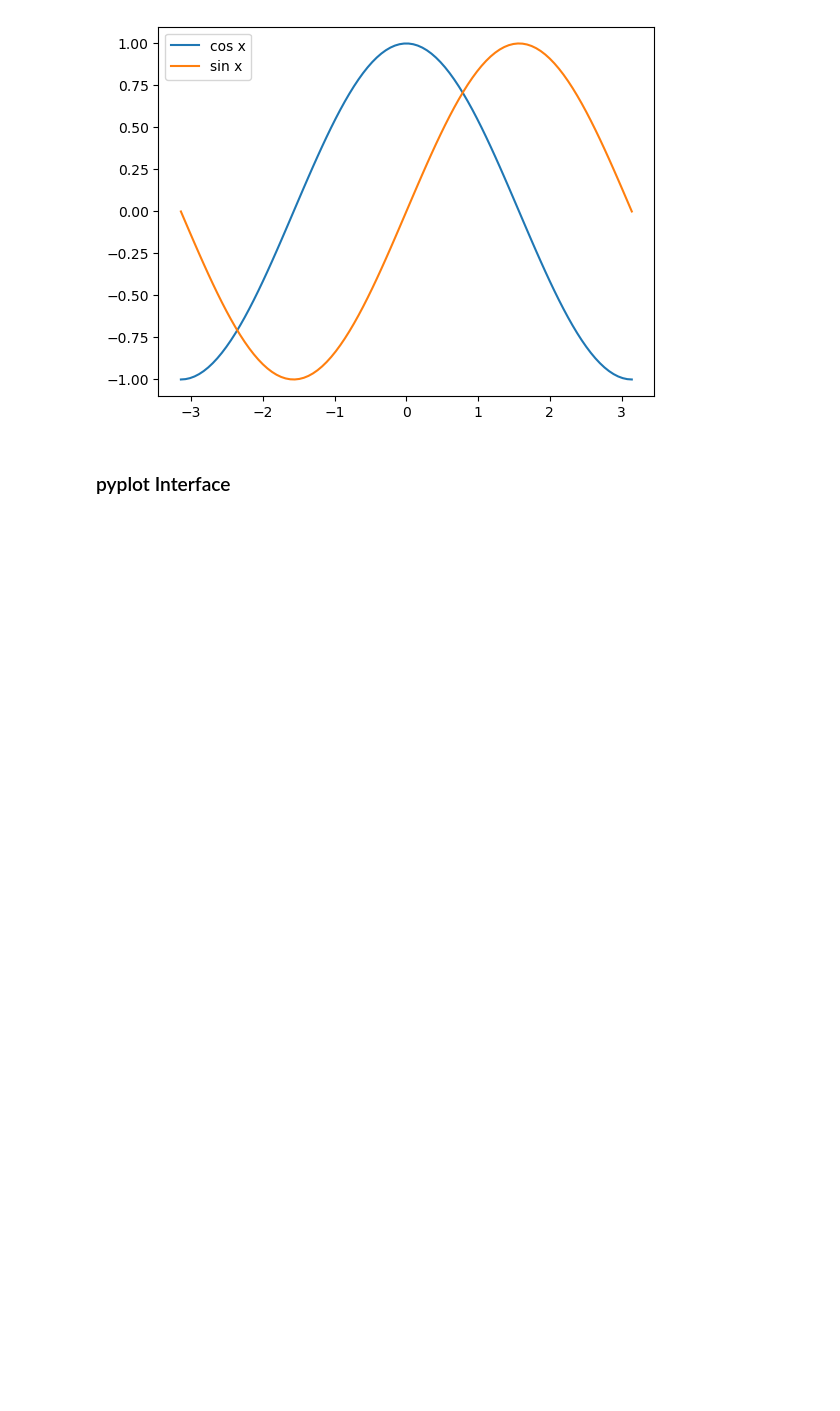
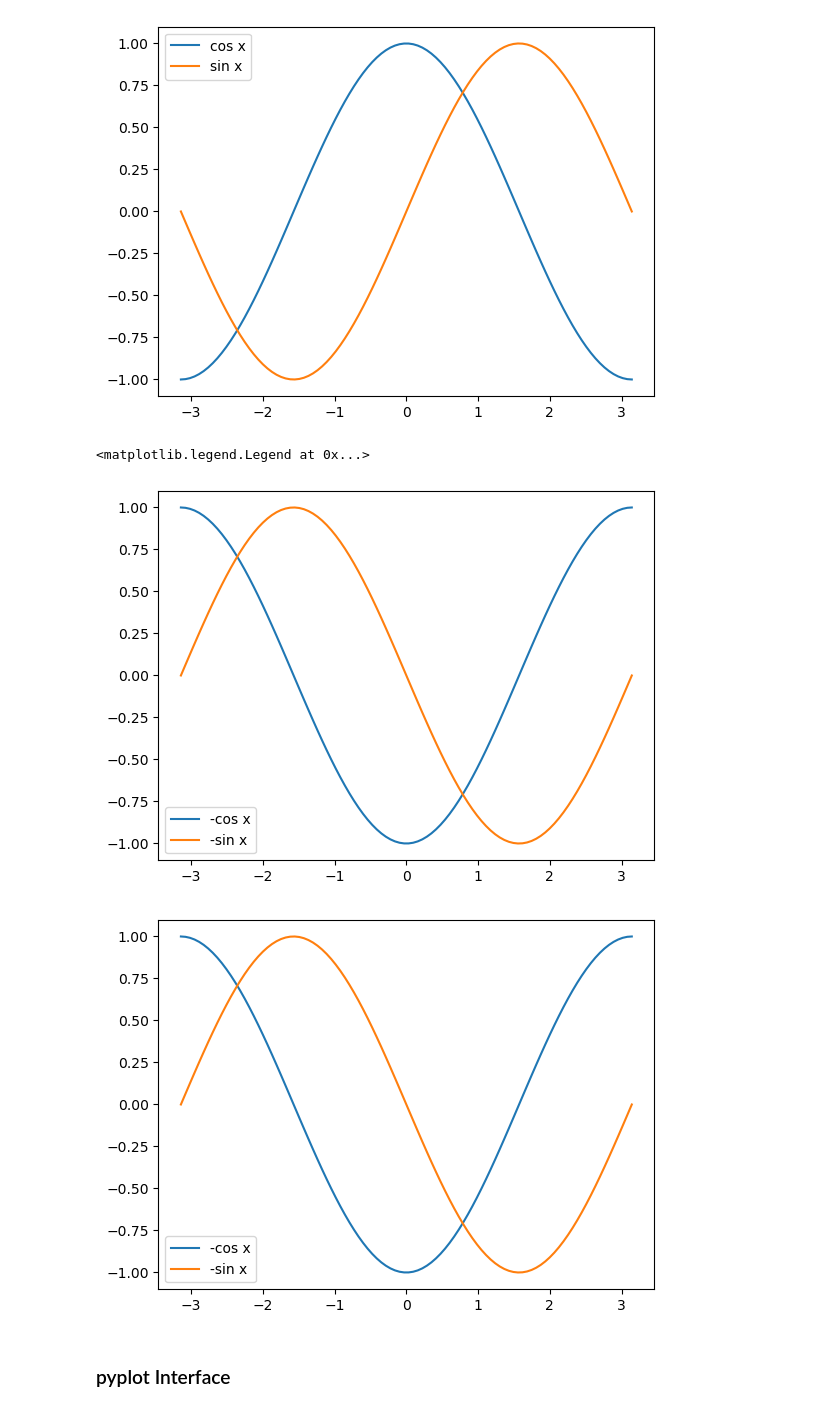
Before and after one commit to SPS-SP2273/learning-portfolio-lohcharlotte, a Jupyter notebook: plotting/plotting_(good)_DONE.ipynb, the cells around one changed output. Cells and saved outputs as stored; diff of their text form; code cells hidden in the pictures; blank space fills up the shorter version.

Commit message:
Updated plotting good

```diff
--- a/plotting/plotting_(good)_DONE.ipynb
+++ b/plotting/plotting_(good)_DONE.ipynb
@@ -10,4 +10,8 @@
 from matplotlib import pyplot as plt
 # %%
 import numpy as np
+# %%
+x = np.linspace(-np.pi, np.pi, num=100)
+cos_x = np.cos(x)
+sin_x = np.sin(x)
 # %%
@@ -22,6 +28,20 @@ ax.legend()
 <matplotlib.legend.Legend at 0x...>
 [figure]
 [figure]
+# %%
+# Plotting the cosine function
+plt.plot(x, -cos_x, label='-cos x')
+# Plotting the sine function
+plt.plot(x, -sin_x, label='-sin x')
+plt.legend() #Add legend
+fig, ax = plt.subplots(nrows=1, ncols=1) #Creating a figure and one subplot
+ax.plot(x, -cos_x, label='-cos x') #Plotting cosine values against x on subplot
+ax.plot(x, -sin_x, label='-sin x') #Plotting sine values against x on subplot
+ax.legend()
+# %% [output]
+<matplotlib.legend.Legend at 0x...>
+[figure, added]
+[figure, added]
 # %% [markdown]
 ### pyplot Interface
 # %% [markdown]
```
Also changed, not shown: parts of 6 cells of this notebook.
